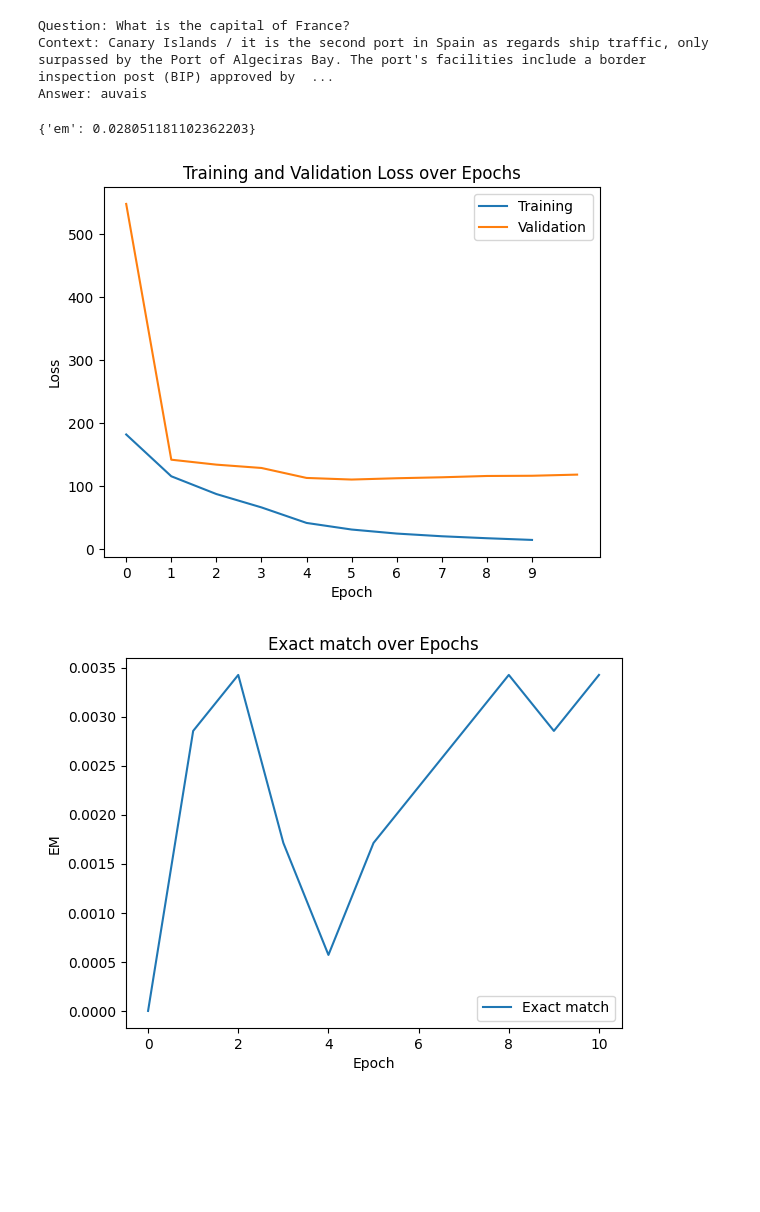
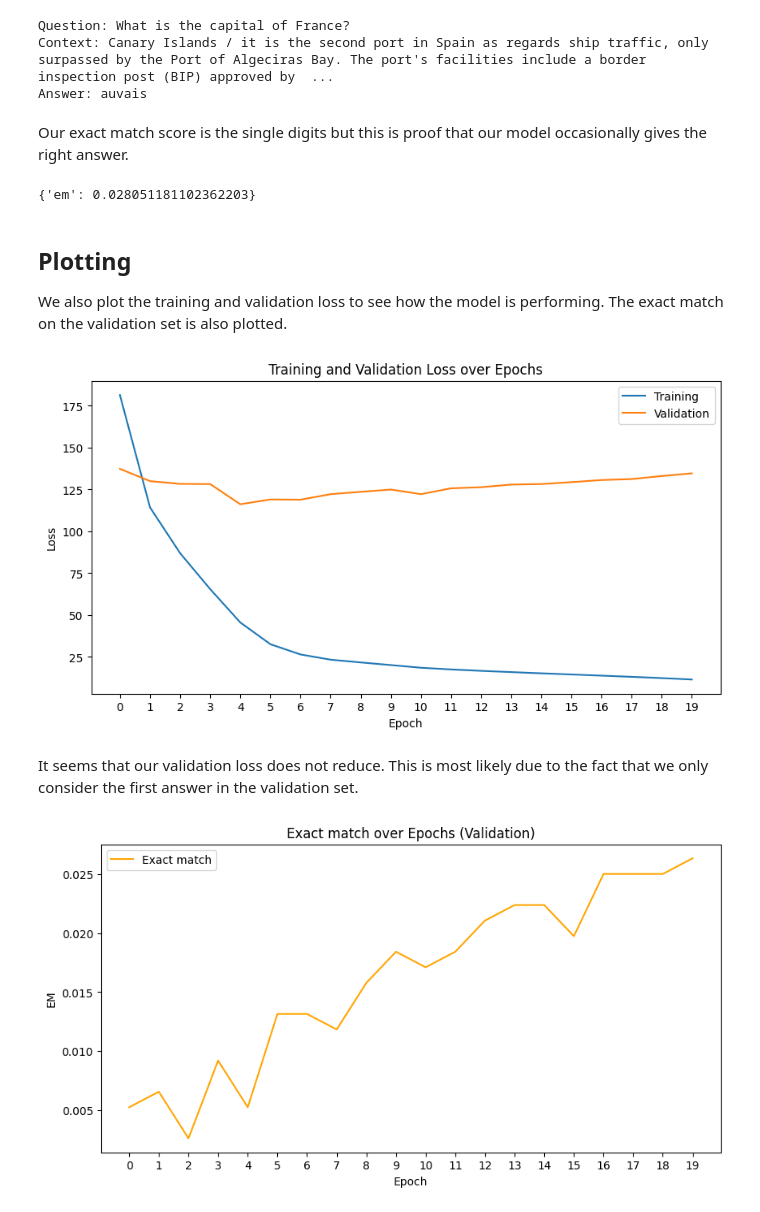
Before and after one commit to Jazhyc/nlp-2024, a Jupyter notebook: fine_tune_rag.ipynb, the cells around one changed output. Cells and saved outputs as stored; diff of their text form; code cells hidden in the pictures; blank space fills up the shorter version.

```diff
--- a/fine_tune_rag.ipynb
+++ b/fine_tune_rag.ipynb
@@ -612,4 +654,6 @@ def generate_answer_batch(batch):
     return {"predictions": outputs}
 
 questions_dataset['test'] = questions_dataset['test'].map(generate_answer_batch, batched=True, batch_size=hparamsObject.eval_batch_size)
+# %% [markdown]
+Our exact match score is the single digits but this is proof that our model occasionally gives the right answer.
 # %%
@@ -618,6 +662,10 @@ exact_match = calculate_exact_match(questions_dataset['test']['predictions'], qu
 print(exact_match)
 # %% [output]
 {'em': 0.028051181102362203}
+# %% [markdown]
+## Plotting
+
+We also plot the training and validation loss to see how the model is performing. The exact match on the validation set is also plotted.
 # %%
 def plot_losses(train_losses, val_losses):
 
@@ -631,33 +679,41 @@ def plot_losses(train_losses, val_losses):
     plt.ylabel('Loss')
     plt.title('Training and Validation Loss over Epochs')
 
+    # Make it wider
+    plt.gcf().set_size_inches(10, 5)
+
     # Make x axis discrete
     plt.xticks(range(len(train_losses)))
     plt.show()
 # %%
 file_path = 'outputs/metrics.json'
 
 with open(file_path, 'r') as file:
     data = json.load(file)
 
-df_val = pd.DataFrame(data['val'])
+df_val = pd.DataFrame(data['val'][1:])
 df_train = pd.DataFrame(data['train'])
 
 plot_losses(df_train['train_avg_loss'], df_val['val_avg_loss'])
 # %% [output]
-[figure, old version]
+[figure, new version]
+# %% [markdown]
+It seems that our validation loss does not reduce. This is most likely due to the fact that we only consider the first answer in the validation set.
 # %%
 # Plot the training and validation losses
-plt.plot(df_val['val_avg_em'], label='Exact match')
+plt.plot(df_val['val_avg_em'], label='Exact match', color='orange')
 plt.legend()
 
 # Label the axes and title
 plt.xlabel('Epoch')
 plt.ylabel('EM')
-plt.title('Exact match over Epochs')
+plt.title('Exact match over Epochs (Validation)')
+
+# Make it wider
+plt.gcf().set_size_inches(10, 5)
 
 # Make x axis discrete
-#plt.xticks(range(len(train_losses)))
+plt.xticks(range(len(df_train)))
 plt.show()
 # %% [output]
-[figure, old version]
+[figure, new version]
```
Also changed, not shown: parts of 29 cells of this notebook, 3 other files.
